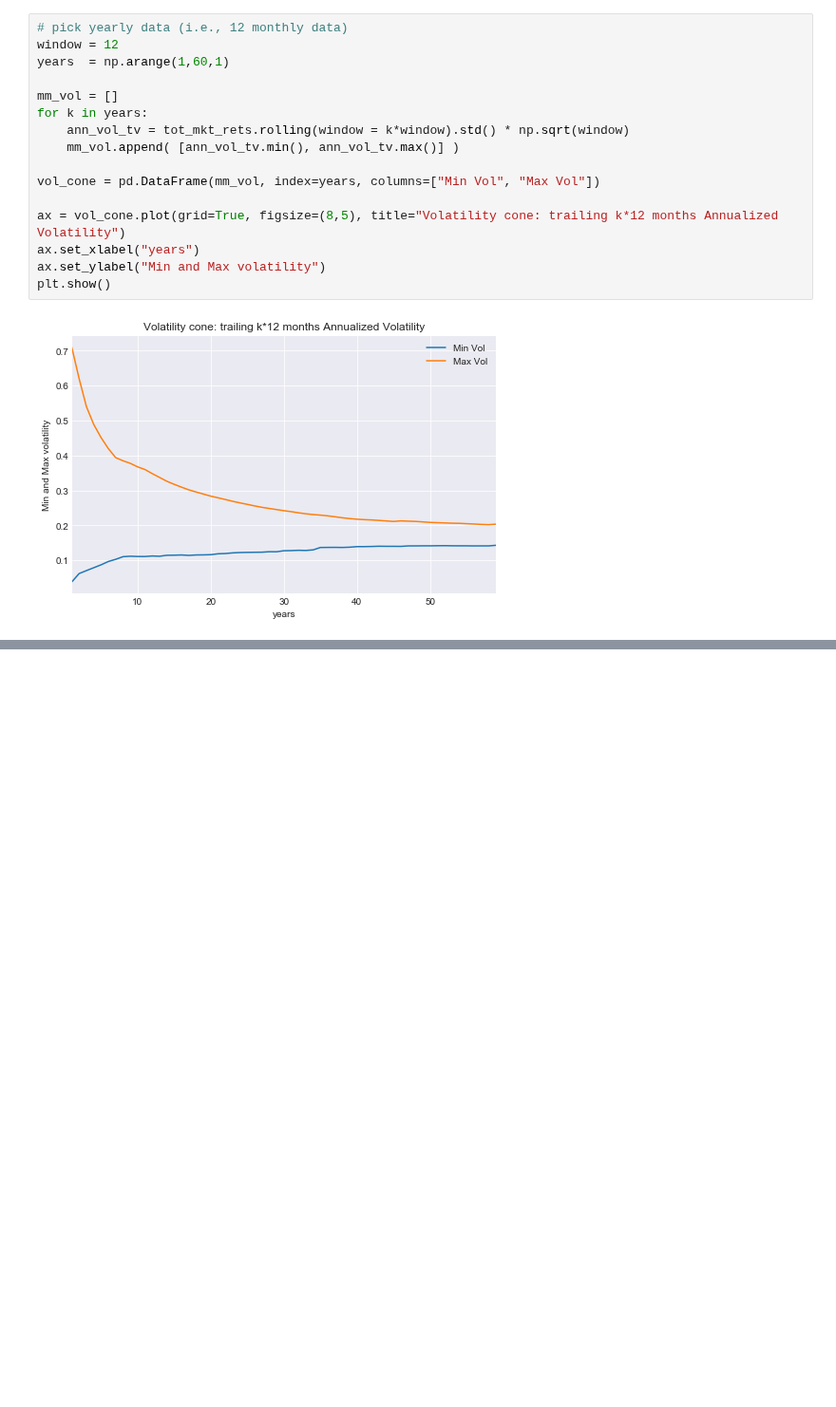
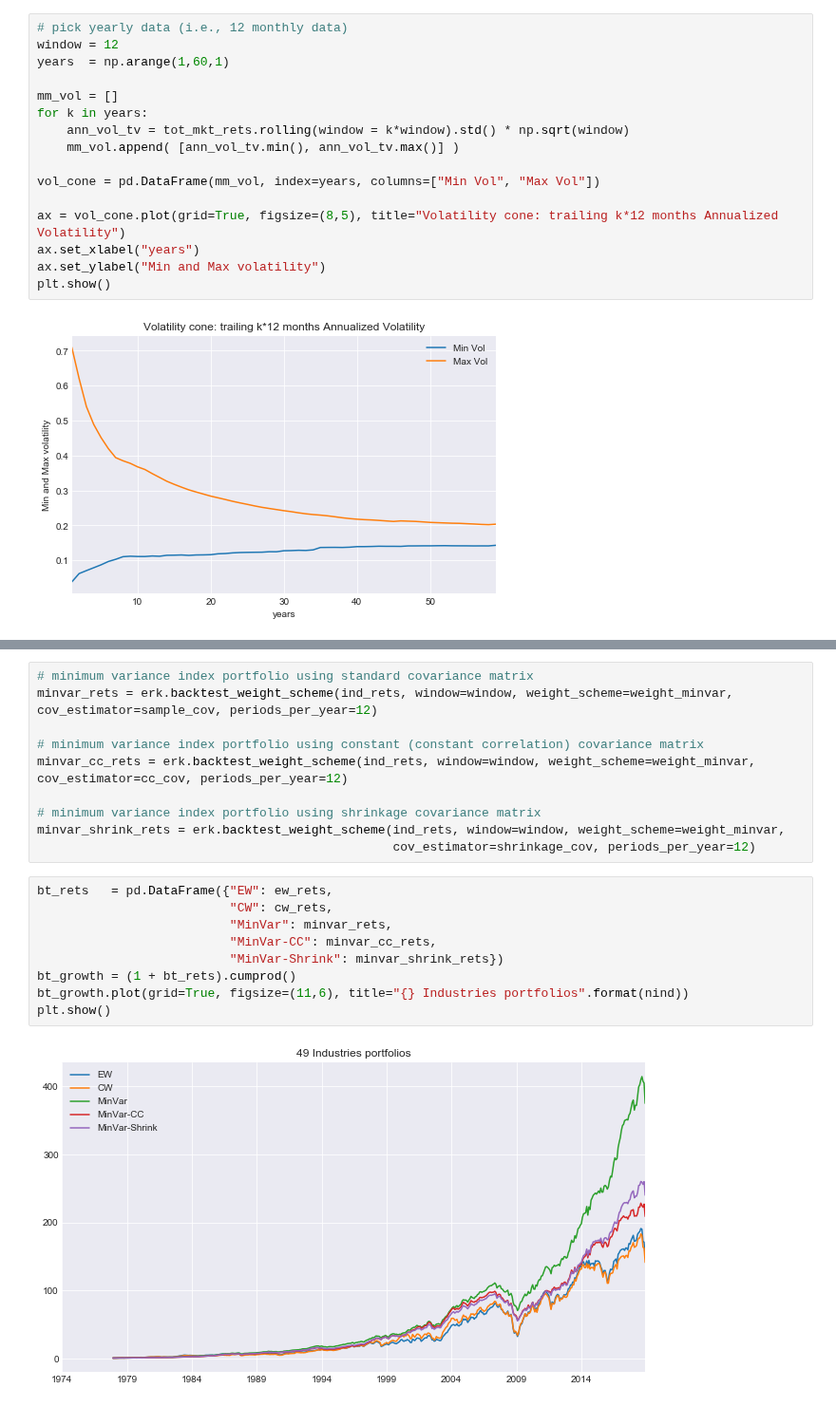
Before and after one commit to z4ir3/finance-courses, a Jupyter notebook: course_2_advanced_portfolio_construction_and_analysis_with_python/week-2.ipynb, the cells around one changed output, grey strips where cells are left out. Shown at 95% size. Cells and saved outputs as stored; diff of their text form; blank space fills up the shorter version.

Commit message:
finished examples cov estimators

```diff
--- a/course_2_advanced_portfolio_construction_and_analysis_with_python/week-2.ipynb
+++ b/course_2_advanced_portfolio_construction_and_analysis_with_python/week-2.ipynb
@@ -316,0 +442,21 @@ We then try to address the stationarity risk, i.e., the fact that **risk paramet
+# %%
+# minimum variance index portfolio using standard covariance matrix
+minvar_rets = erk.backtest_weight_scheme(ind_rets, window=window, weight_scheme=weight_minvar, cov_estimator=sample_cov, periods_per_year=12)
+
+# minimum variance index portfolio using constant (constant correlation) covariance matrix
+minvar_cc_rets = erk.backtest_weight_scheme(ind_rets, window=window, weight_scheme=weight_minvar, cov_estimator=cc_cov, periods_per_year=12)
+
+# minimum variance index portfolio using shrinkage covariance matrix
+minvar_shrink_rets = erk.backtest_weight_scheme(ind_rets, window=window, weight_scheme=weight_minvar,
+                                                cov_estimator=shrinkage_cov, periods_per_year=12)
+# %%
+bt_rets   = pd.DataFrame({"EW": ew_rets,
+                          "CW": cw_rets,
+                          "MinVar": minvar_rets,
+                          "MinVar-CC": minvar_cc_rets,
+                          "MinVar-Shrink": minvar_shrink_rets})
+bt_growth = (1 + bt_rets).cumprod()
+bt_growth.plot(grid=True, figsize=(11,6), title="{} Industries portfolios".format(nind))
+plt.show()
+# %% [output]
+[figure, added]
```
Also changed, not shown: parts of 22 cells of this notebook.
